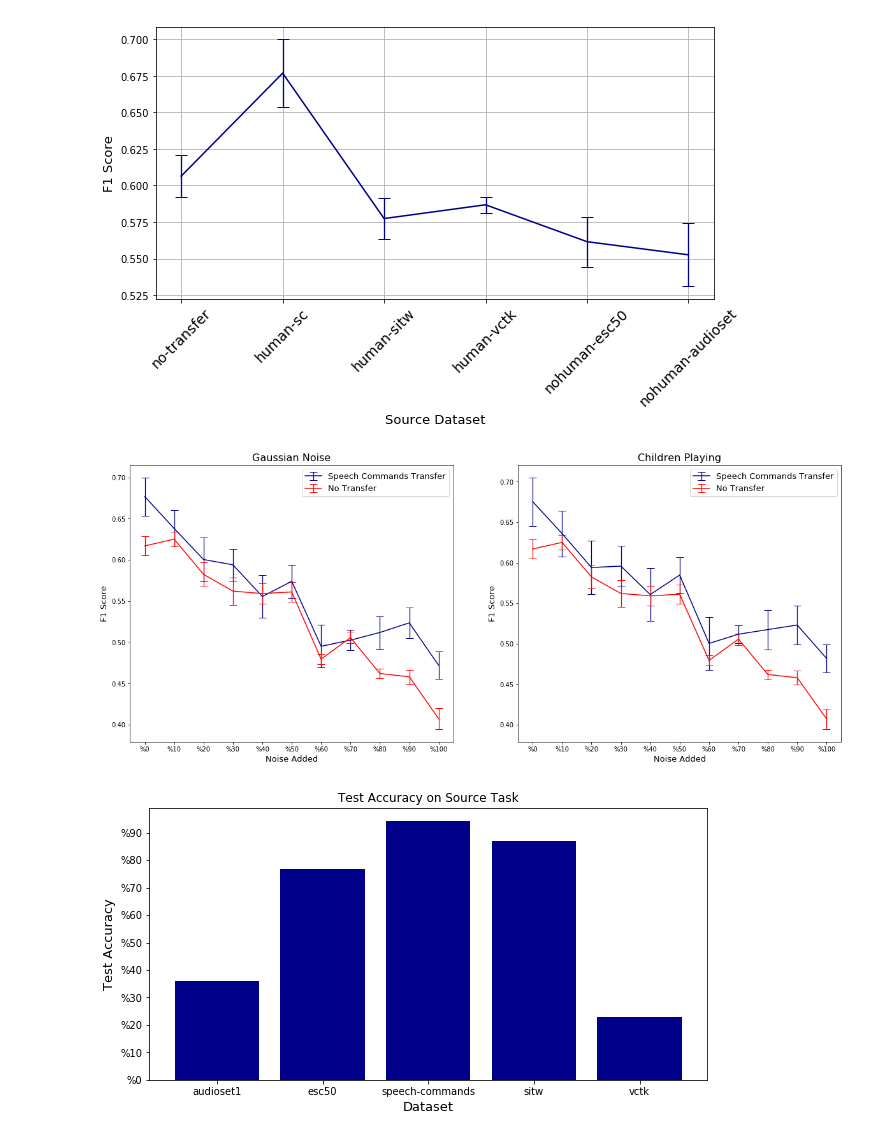
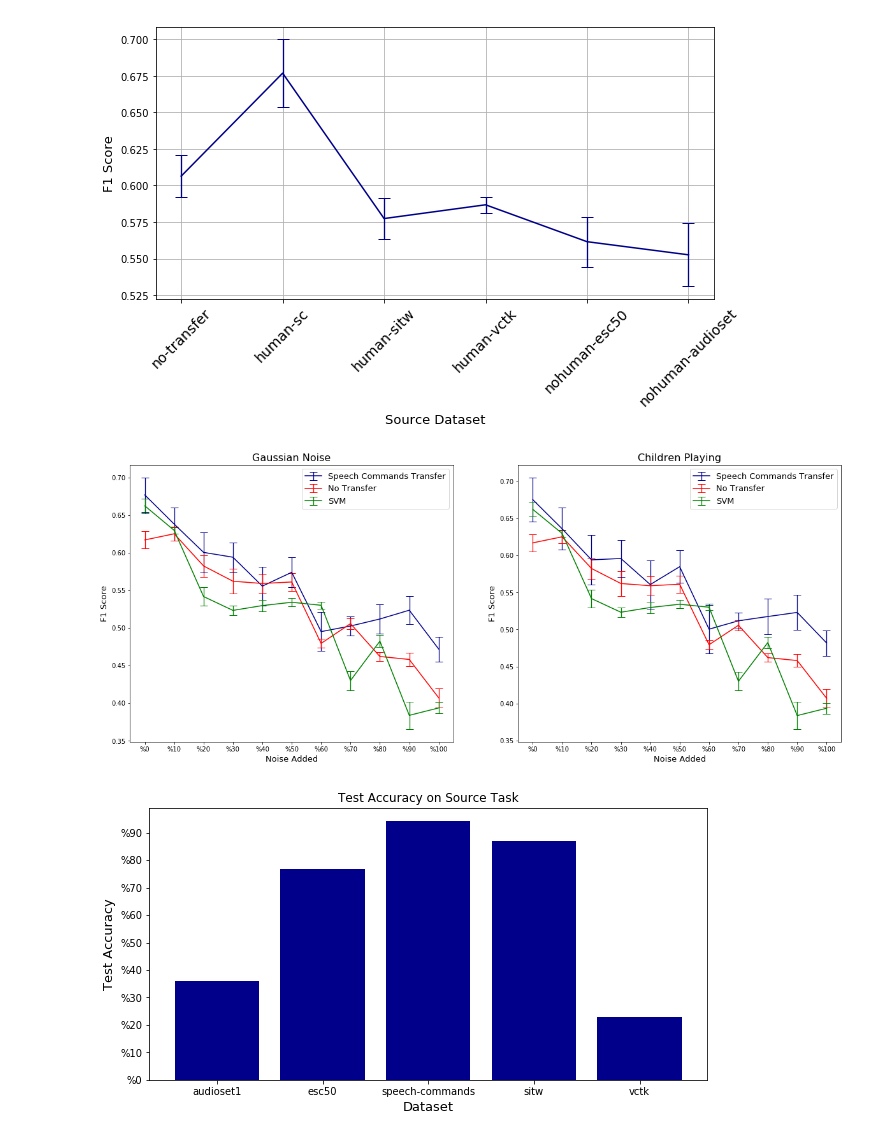
Before and after one commit to onucharles/transfer-learning-adult-to-infant-speech, a Jupyter notebook: experiments/notebooks/Chillanto plots.ipynb, the cells around one changed output. Saved outputs shown, nothing was run; the diff lists cells and outputs as text; code cells hidden in the pictures.

Commit message:
Implemented SVM noise experiment. Updated plot in notebook.

```diff
--- a/experiments/notebooks/Chillanto plots.ipynb
+++ b/experiments/notebooks/Chillanto plots.ipynb
@@ -160,10 +160,12 @@ results = {
     'gaussian': {
         'no-transfer': [],
         'human-sc': [],
+        'svm': [],
     },
     'children_playing': {
         'no-transfer': [],
         'human-sc': [],
+        'svm': [],
     }
 }
 
@@ -200,34 +202,35 @@ for noise_type in results.keys():
         else:
             std = np.std(results[noise_type][source_model], axis=0)
 
         results_w_errors[noise_type][source_model] = (mu, serr)
 
 lines = [
     ('human-sc', 'darkblue', 'Speech Commands Transfer'),
     ('no-transfer', 'red', 'No Transfer'),
+    ('svm', 'green', 'SVM')
 ]
 
 fig, axs = plt.subplots(figsize=(20,8), ncols=2, sharex=True)
 axs[0].set_ylabel("F1 Score", fontsize=13)
 axs[1].set_ylabel("F1 Score", fontsize=13)
 axs[0].set_xlabel("Noise Added", fontsize=13)
 axs[1].set_xlabel("Noise Added", fontsize=13)
 plt.xticks(np.arange(11), [f'%{(v) * 10}' for v in range(11)])
 for idx, key in enumerate(results.keys()):
     for (line, color, label) in lines:
         xs = np.arange(11)
         ys = results_w_errors[key][line][0]
         errors = results_w_errors[key][line][1]
         axs[idx].errorbar(xs, ys, yerr=errors, fmt='-', color=color, label=label, ecolor=color, elinewidth=1.3, capsize=6)
 
 
 axs[0].set_title("Gaussian Noise", fontsize=16)
 axs[1].set_title("Children Playing", fontsize=16)
 axs[0].legend(fontsize=13)
 axs[1].legend(fontsize=13)
 plt.show()
 # %% [output]
-[figure, old version]
+[figure, new version]
 # %%
 #API.get_experiment_metrics()
 client = API(api_key=COMET_API_KEY, rest_api_key=COMET_REST_API_KEY)
```
Also changed, not shown: 4 other files.
